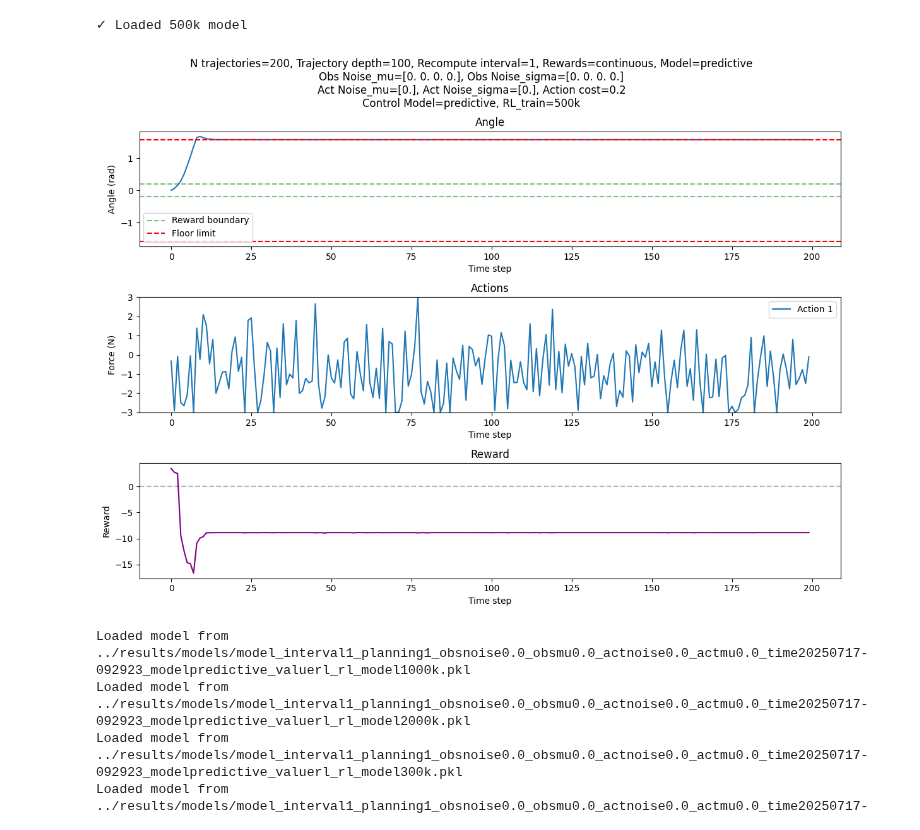
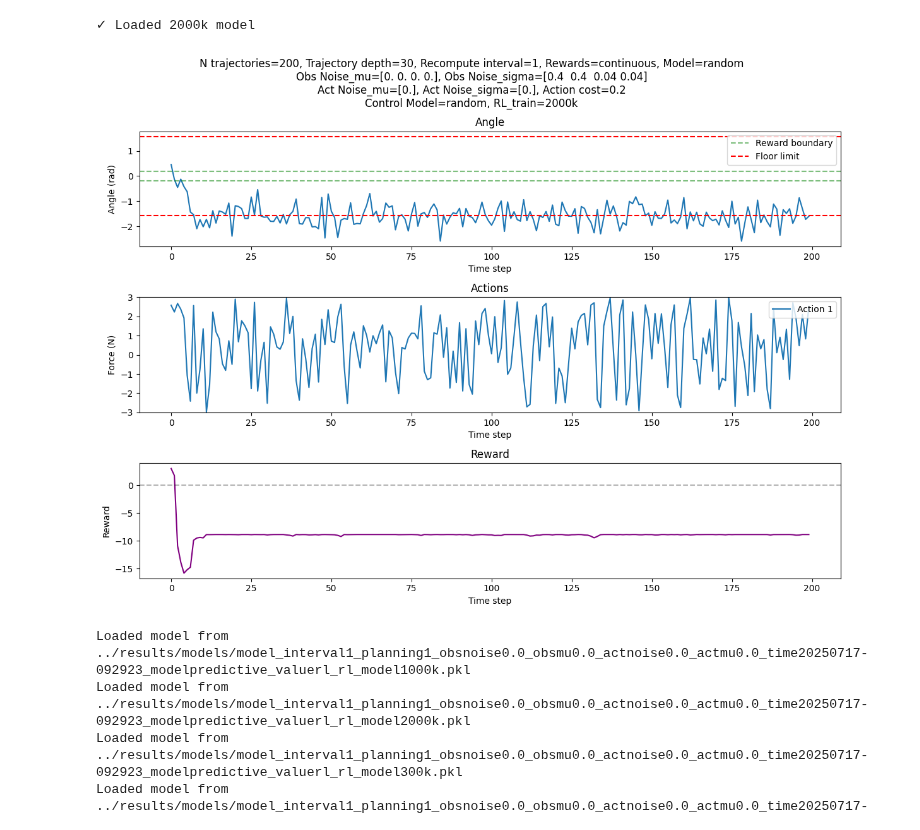
Before and after one commit to jtbuch/mpc_dojo, a Jupyter notebook: cartpole/notebooks/MujocoCartpoleSimulations.ipynb, the cells around one changed output. Saved outputs shown, nothing was run; the diff lists cells and outputs as text; code cells hidden in the pictures.

```diff
--- a/cartpole/notebooks/MujocoCartpoleSimulations.ipynb
+++ b/cartpole/notebooks/MujocoCartpoleSimulations.ipynb
@@ -13,19 +13,19 @@ from stable_baselines3 import TD3
 # %%
 # Simulate the bird
 planning_width = 200 # how many trajectories to simulate
-n_planning = 100 # how deep the rolout of each trajectory is
+n_planning = 30 # how deep the rolout of each trajectory is
 recompute_interval = 1
 n_episodes = 1
 time_steps = 200
 reward_type='continuous' # rewards can be 'discrete' or 'continuous'
 obs_noise_mu=np.array([0.0, 0.0, 0.0, 0.0]) # mean of the noise added to the observations
-obs_noise_sigma=np.array([0.0, 0.0, 0.0, 0.0]) # standard deviation of the noise added to the observations
+obs_noise_sigma=np.array([0.4, 0.4, 0.04, 0.04]) # standard deviation of the noise added to the observations
 act_noise_mu=np.array([0.0]) # mean of the noise added to the actions
 act_noise_sigma=np.array([0.0]) # standard deviation of the noise added to the actions
 action_cost = 0.2
-control_model = 'predictive' # sampling method can be 'predictive' or 'random'
+control_model = 'random' # sampling method can be 'predictive' or 'random'
 value = 'rl' # value can be 'env' or 'rl' to use MuJoCo env or RL model
-rl_model = '500k' # name of the RL model to use, if applicable
+rl_model = '2000k' # name of the RL model to use, if applicable
 
 bird = MPCShittyBird(n_actions = 10, planning_width=planning_width, n_planning=n_planning, reward_type=reward_type, action_cost=action_cost, control_model=control_model,value=value, rl_model=rl_model)
 
@@ -56,32 +56,32 @@ plt.subplot(3, 1, 1)  # Changed to 3 rows
 plt.plot(angle)
 plt.title('Angle')
 plt.xlabel('Time step')
 plt.ylabel('Angle (rad)')
 plt.axhline(y=-0.2, color='g', linestyle='--', alpha=0.5, label='Reward boundary')
 plt.axhline(y=0.2, color='g', linestyle='--', alpha=0.5)
 plt.axhline(y=-1.573, color='r', linestyle='--', label='Floor limit')
 plt.axhline(y=1.573, color='r', linestyle='--')
 plt.legend()
 
 # Plot the actions
 plt.subplot(3, 1, 2)  # Changed to 3 rows
 plt.plot(actions)
 plt.title('Actions')
 plt.xlabel('Time step')
 plt.ylabel('Force (N)')
 plt.ylim(-3, 3)
 plt.legend([f'Action {i+1}' for i in range(actions.shape[1])], loc='upper right')
 
 # Add reward subplot
 plt.subplot(3, 1, 3)
 plt.plot(reward, 'purple')
 plt.title('Reward')
 plt.xlabel('Time step')
 plt.ylabel('Reward')
 plt.axhline(y=0, color='k', linestyle='--', alpha=0.3)
 
 plt.tight_layout()
 plt.show()
 # %% [output]
-✓ Loaded 500k model
+✓ Loaded 2000k model
-[figure, old version]
+[figure, new version]
```
Also changed, not shown: parts of 2 cells of this notebook, 1 other file.
